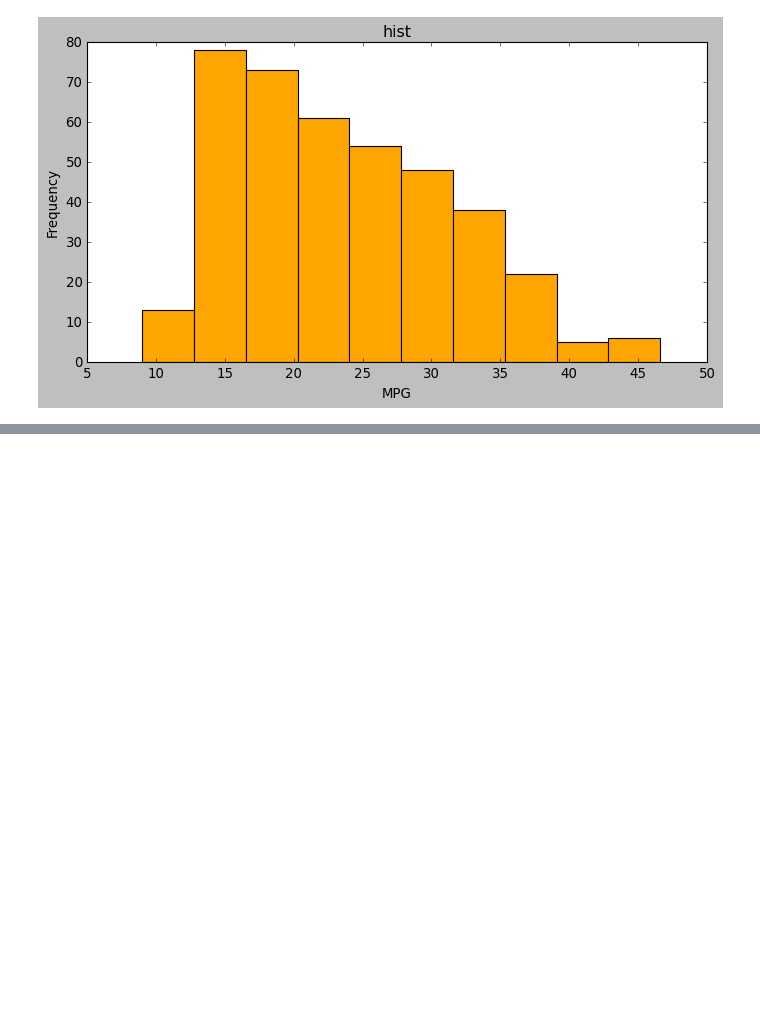
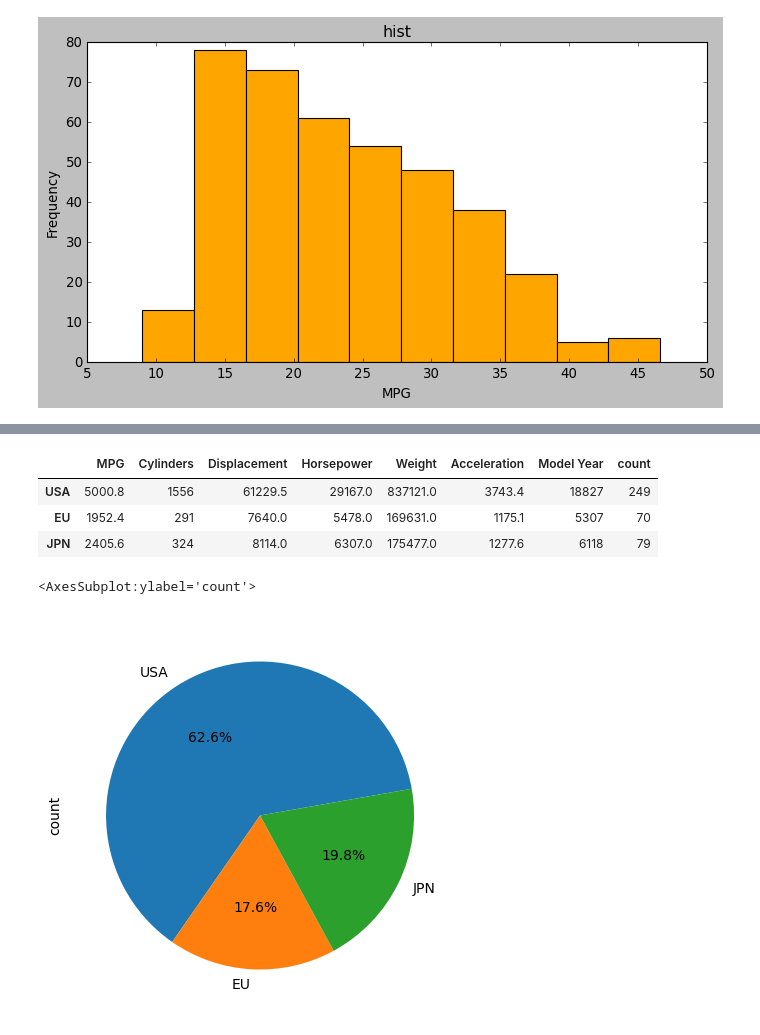
Before and after one commit to donghyeonlim/Data-analysis, a Jupyter notebook: matplotlib.ipynb, the cells around one changed output, grey strips where cells are left out. Drawn from its saved outputs; the diff is of its cells as text; code cells hidden in the pictures; blank space fills up the shorter version.

```diff
--- a/matplotlib.ipynb
+++ b/matplotlib.ipynb
@@ -236,0 +260,5 @@ Text(0.5, 0, 'MPG')
+# %%
+## 파이차트
+dataset['count'] = 1
+df_origin = dataset.groupby('Origin').sum()
+df_origin
@@ -236,0 +271,15 @@ Text(0.5, 0, 'MPG')
+# %%
+df_origin.index = ['USA','EU','JPN']
+df_origin
+# %% [output]
+|  | MPG | Cylinders | Displacement | Horsepower | Weight | Acceleration | Model Year | count |
+| USA | 5000.8 | 1556 | 61229.5 | 29167.0 | 837121.0 | 3743.4 | 18827 | 249 |
+| EU | 1952.4 | 291 | 7640.0 | 5478.0 | 169631.0 | 1175.1 | 5307 | 70 |
+| JPN | 2405.6 | 324 | 8114.0 | 6307.0 | 175477.0 | 1277.6 | 6118 | 79 |
+# %%
+df_origin['count'].plot(kind='pie',figsize=(7,5),autopct='%1.1f%%',##퍼센트 페이지 표시
+                       startangle=10,## 파이 각도 표시
+                       )
+# %% [output]
+<AxesSubplot:ylabel='count'>
+[figure, added]
```
Also changed, not shown: parts of 15 cells of this notebook.
